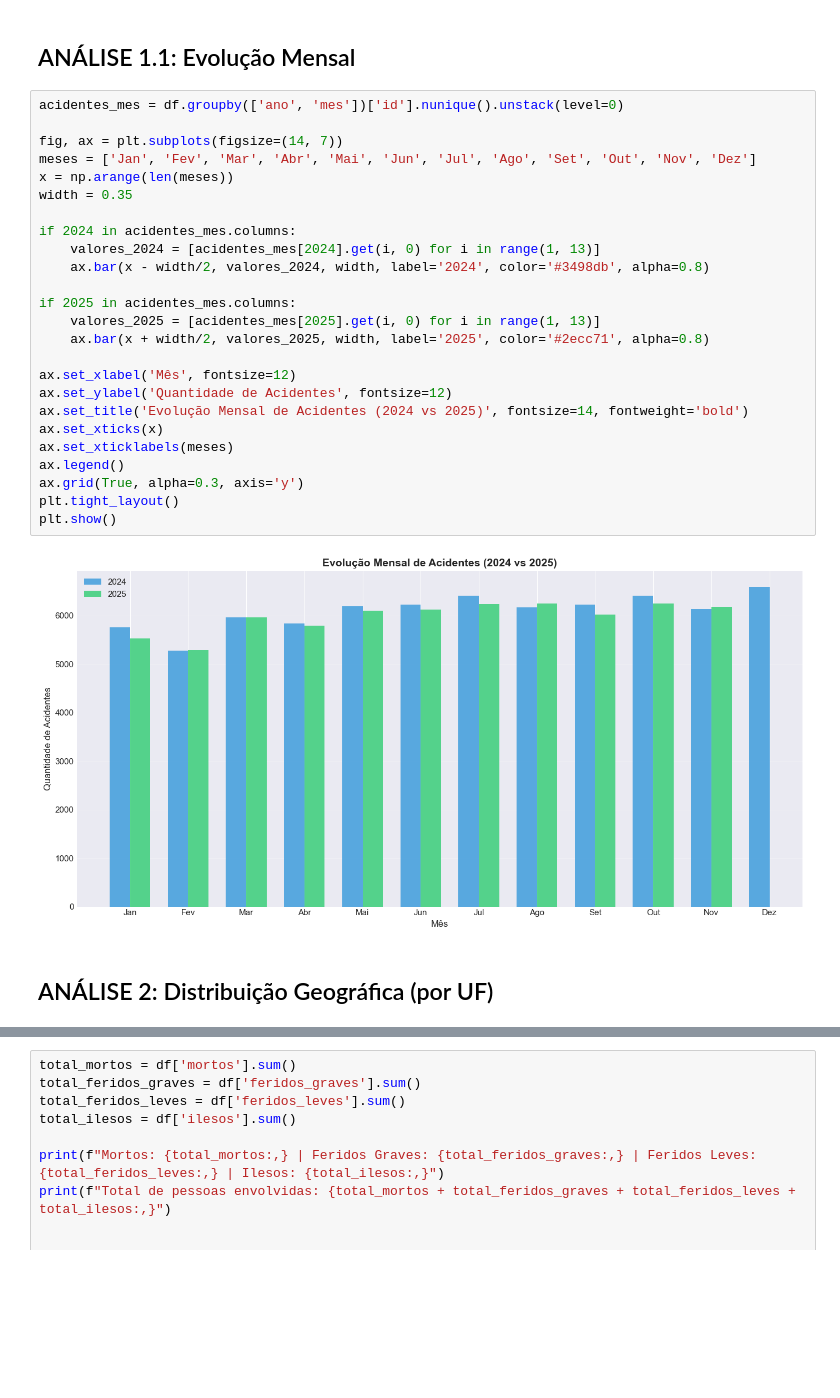
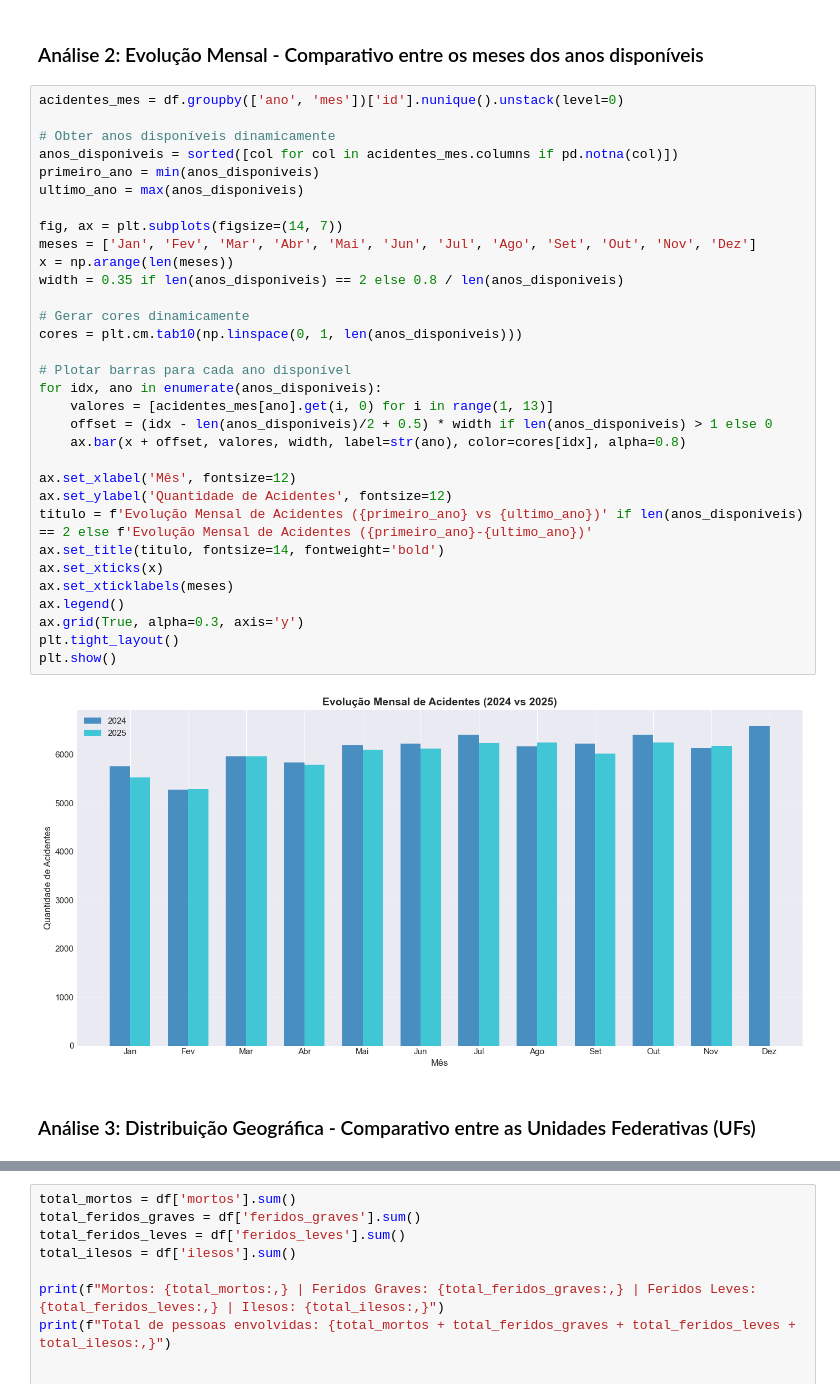
Before and after one commit to MatheussBrant/SBD2-Grupo-19-PRF, a Jupyter notebook: data_layer/raw/analytics_raw.ipynb, the cells around one changed output, grey strips where cells are left out. Drawn from its saved outputs; the diff is of its cells as text; blank space fills up the shorter version.

```diff
--- a/data_layer/raw/analytics_raw.ipynb
+++ b/data_layer/raw/analytics_raw.ipynb
@@ -129,34 +120,41 @@ if 2024 in acidentes_ano.index and 2025 in acidentes_ano.index:
 2024: 73,156 | 2025: 65,684 | Variação: -10.2%
 # %% [markdown]
-## ANÁLISE 1.1: Evolução Mensal
+### Análise 2: Evolução Mensal - Comparativo entre os meses dos anos disponíveis
 # %%
 acidentes_mes = df.groupby(['ano', 'mes'])['id'].nunique().unstack(level=0)
+
+# Obter anos disponíveis dinamicamente
+anos_disponiveis = sorted([col for col in acidentes_mes.columns if pd.notna(col)])
+primeiro_ano = min(anos_disponiveis)
+ultimo_ano = max(anos_disponiveis)
 
 fig, ax = plt.subplots(figsize=(14, 7))
 meses = ['Jan', 'Fev', 'Mar', 'Abr', 'Mai', 'Jun', 'Jul', 'Ago', 'Set', 'Out', 'Nov', 'Dez']
 x = np.arange(len(meses))
-width = 0.35
+width = 0.35 if len(anos_disponiveis) == 2 else 0.8 / len(anos_disponiveis)
 
-if 2024 in acidentes_mes.columns:
-    valores_2024 = [acidentes_mes[2024].get(i, 0) for i in range(1, 13)]
-    ax.bar(x - width/2, valores_2024, width, label='2024', color='#3498db', alpha=0.8)
+# Gerar cores dinamicamente
+cores = plt.cm.tab10(np.linspace(0, 1, len(anos_disponiveis)))
 
-if 2025 in acidentes_mes.columns:
-    valores_2025 = [acidentes_mes[2025].get(i, 0) for i in range(1, 13)]
-    ax.bar(x + width/2, valores_2025, width, label='2025', color='#2ecc71', alpha=0.8)
+# Plotar barras para cada ano disponível
+for idx, ano in enumerate(anos_disponiveis):
+    valores = [acidentes_mes[ano].get(i, 0) for i in range(1, 13)]
+    offset = (idx - len(anos_disponiveis)/2 + 0.5) * width if len(anos_disponiveis) > 1 else 0
+    ax.bar(x + offset, valores, width, label=str(ano), color=cores[idx], alpha=0.8)
 
 ax.set_xlabel('Mês', fontsize=12)
 ax.set_ylabel('Quantidade de Acidentes', fontsize=12)
-ax.set_title('Evolução Mensal de Acidentes (2024 vs 2025)', fontsize=14, fontweight='bold')
+titulo = f'Evolução Mensal de Acidentes ({primeiro_ano} vs {ultimo_ano})' if len(anos_disponiveis) == 2 else f'Evolução Mensal de Acidentes ({primeiro_ano}-{ultimo_ano})'
+ax.set_title(titulo, fontsize=14, fontweight='bold')
 ax.set_xticks(x)
 ax.set_xticklabels(meses)
 ax.legend()
 ax.grid(True, alpha=0.3, axis='y')
 plt.tight_layout()
 plt.show()
 # %% [output]
-[figure, old version]
+[figure, new version]
 # %% [markdown]
-## ANÁLISE 2: Distribuição Geográfica (por UF)
+### Análise 3: Distribuição Geográfica - Comparativo entre as Unidades Federativas (UFs)
 # %%
 acidentes_uf = df.groupby('uf')['id'].nunique().sort_values(ascending=False).head(10)
```
Also changed, not shown: parts of 33 cells of this notebook.
